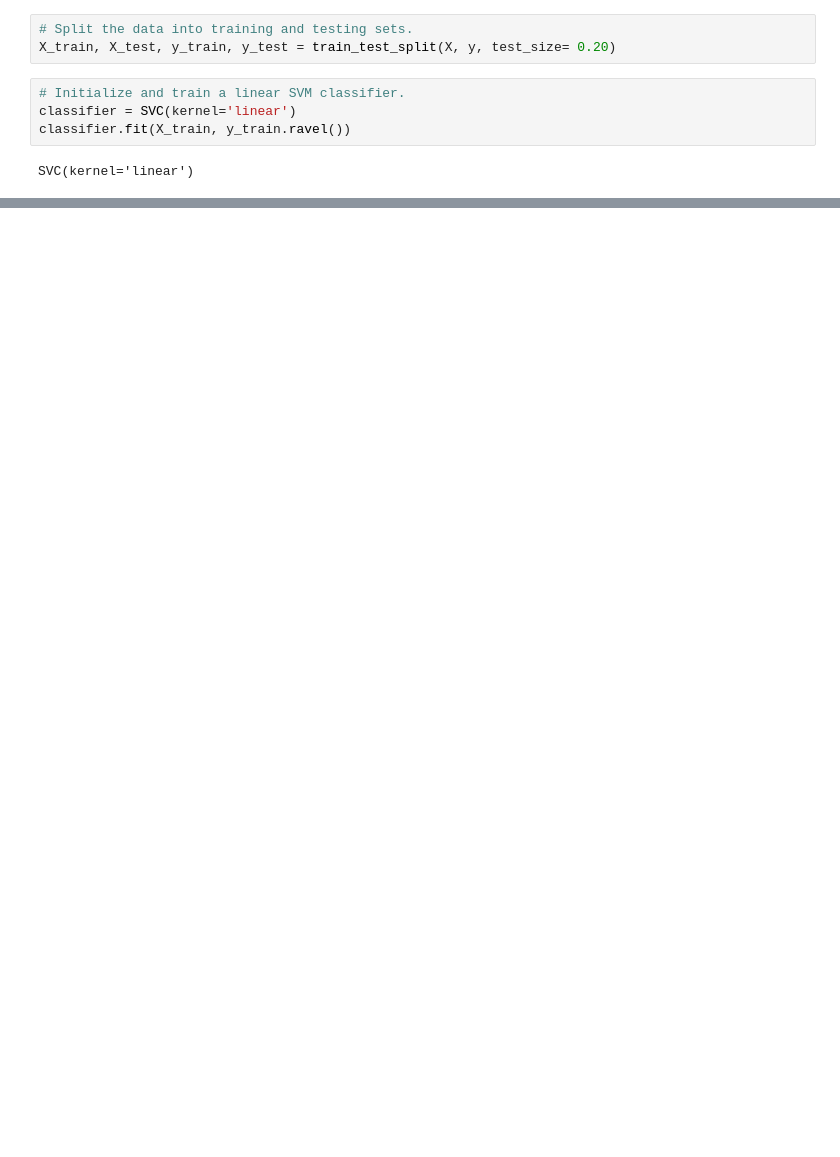
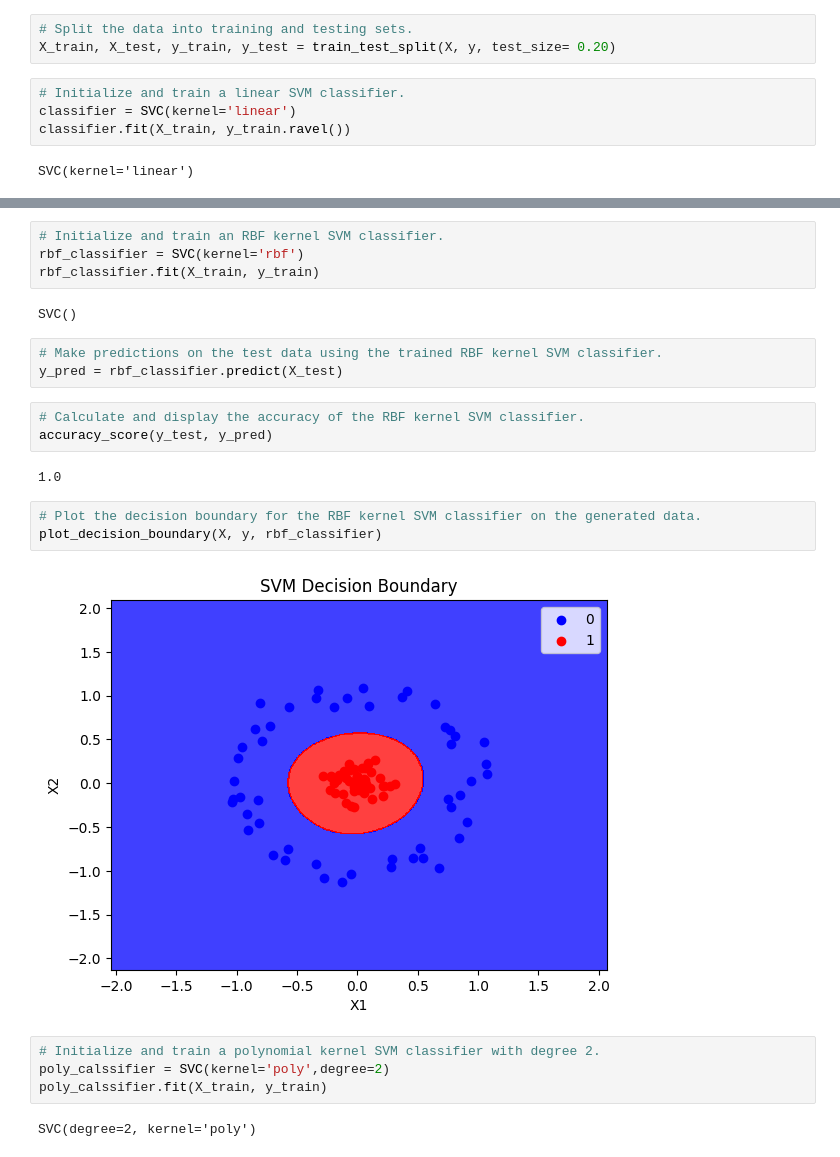
Before and after one commit to Saifullah785/machine-learning-engineer-roadmap, a Jupyter notebook: Lecture_73_Support_Vector_Machines_SVM/Lecture_73_Kernel_Trick_SVM.ipynb, the cells around one changed output, grey strips where cells are left out. Saved outputs shown, nothing was run; the diff lists cells and outputs as text; blank space fills up the shorter version.

Commit message:
Created using Colab while practicing the code on Initialize and train an RBF kernel SVM classifier.

```diff
--- a/Lecture_73_Support_Vector_Machines_SVM/Lecture_73_Kernel_Trick_SVM.ipynb
+++ b/Lecture_73_Support_Vector_Machines_SVM/Lecture_73_Kernel_Trick_SVM.ipynb
@@ -88,0 +98,25 @@ plot_3d_plot(X, y)
+# %%
+# Initialize and train an RBF kernel SVM classifier.
+rbf_classifier = SVC(kernel='rbf')
+rbf_classifier.fit(X_train, y_train)
+# %% [output]
+SVC()
+# %%
+# Make predictions on the test data using the trained RBF kernel SVM classifier.
+y_pred = rbf_classifier.predict(X_test)
+# %%
+# Calculate and display the accuracy of the RBF kernel SVM classifier.
+accuracy_score(y_test, y_pred)
+# %% [output]
+1.0
+# %%
+# Plot the decision boundary for the RBF kernel SVM classifier on the generated data.
+plot_decision_boundary(X, y, rbf_classifier)
+# %% [output]
+[figure, added]
+# %%
+# Initialize and train a polynomial kernel SVM classifier with degree 2.
+poly_calssifier = SVC(kernel='poly',degree=2)
+poly_calssifier.fit(X_train, y_train)
+# %% [output]
+SVC(degree=2, kernel='poly')
```
Also changed, not shown: parts of 13 cells of this notebook.
